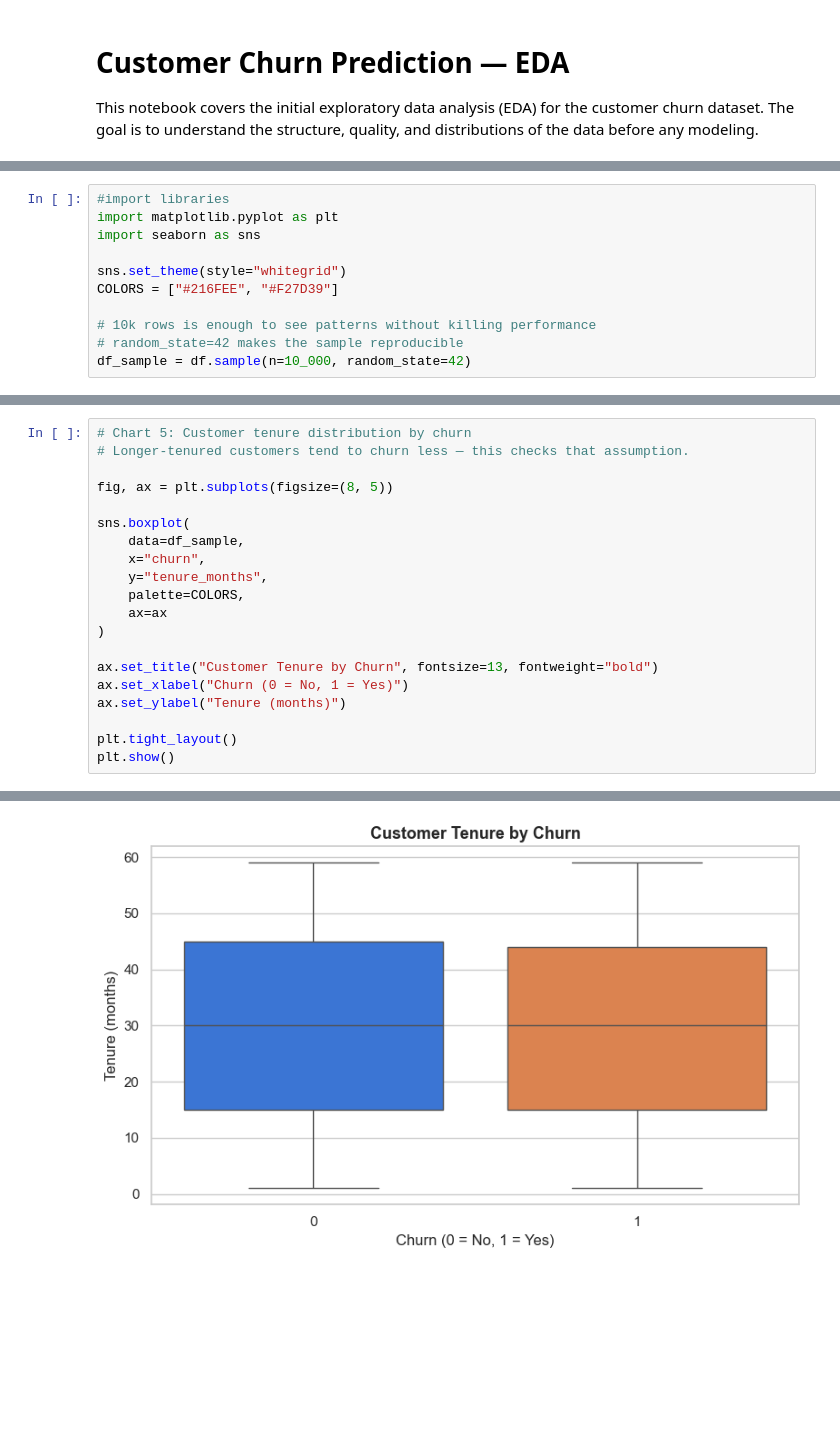
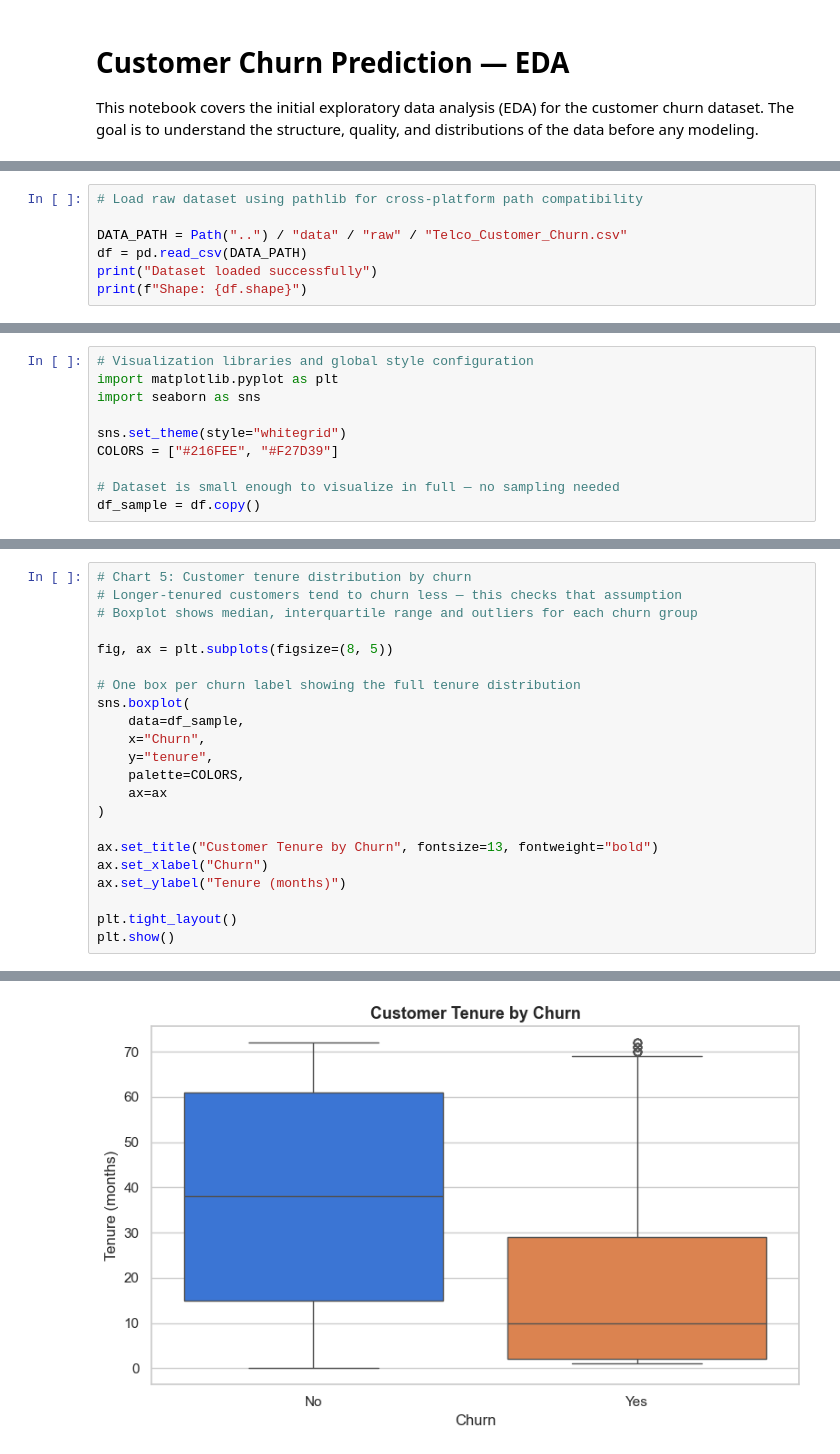
Before and after one commit to SantiLopBla/churn-prediction, a Jupyter notebook: notebooks/01_EDA.ipynb, the cells around one changed output, grey strips where cells are left out. Saved outputs shown, nothing was run; the diff lists cells and outputs as text; blank space fills up the shorter version.

```diff
--- a/notebooks/01_EDA.ipynb
+++ b/notebooks/01_EDA.ipynb
@@ -29,0 +16,7 @@ The target variable is `churn` (1 = churned, 0 = retained).
+# %%
+# Load raw dataset using pathlib for cross-platform path compatibility
+
+DATA_PATH = Path("..") / "data" / "raw" / "Telco_Customer_Churn.csv"
+df = pd.read_csv(DATA_PATH)
+print("Dataset loaded successfully")
+print(f"Shape: {df.shape}")
@@ -230,13 +202,12 @@ Key observations:
 
 Visual exploration of the key variables and their relationship with churn.
 # %%
-#import libraries
+# Visualization libraries and global style configuration
 import matplotlib.pyplot as plt
 import seaborn as sns
 
 sns.set_theme(style="whitegrid")
 COLORS = ["#216FEE", "#F27D39"]
 
-# 10k rows is enough to see patterns without killing performance
-# random_state=42 makes the sample reproducible
-df_sample = df.sample(n=10_000, random_state=42)
+# Dataset is small enough to visualize in full — no sampling needed
+df_sample = df.copy()
@@ -380,26 +403,28 @@ plt.show()
 # %%
 # Chart 5: Customer tenure distribution by churn
-# Longer-tenured customers tend to churn less — this checks that assumption.
+# Longer-tenured customers tend to churn less — this checks that assumption
+# Boxplot shows median, interquartile range and outliers for each churn group
 
 fig, ax = plt.subplots(figsize=(8, 5))
 
+# One box per churn label showing the full tenure distribution
 sns.boxplot(
     data=df_sample,
-    x="churn",
-    y="tenure_months",
+    x="Churn",
+    y="tenure",
     palette=COLORS,
     ax=ax
 )
 
 ax.set_title("Customer Tenure by Churn", fontsize=13, fontweight="bold")
-ax.set_xlabel("Churn (0 = No, 1 = Yes)")
+ax.set_xlabel("Churn")
 ax.set_ylabel("Tenure (months)")
 
 plt.tight_layout()
 plt.show()
 # %% [output]
 Passing `palette` without assigning `hue` is deprecated and will be removed in v0.14.0. Assign the `x` variable to `hue` and set `legend=False` for the same effect.
 
   sns.boxplot(
-[figure, old version]
+[figure, new version]
 # %% [markdown]
```
Also changed, not shown: parts of 27 cells of this notebook.
